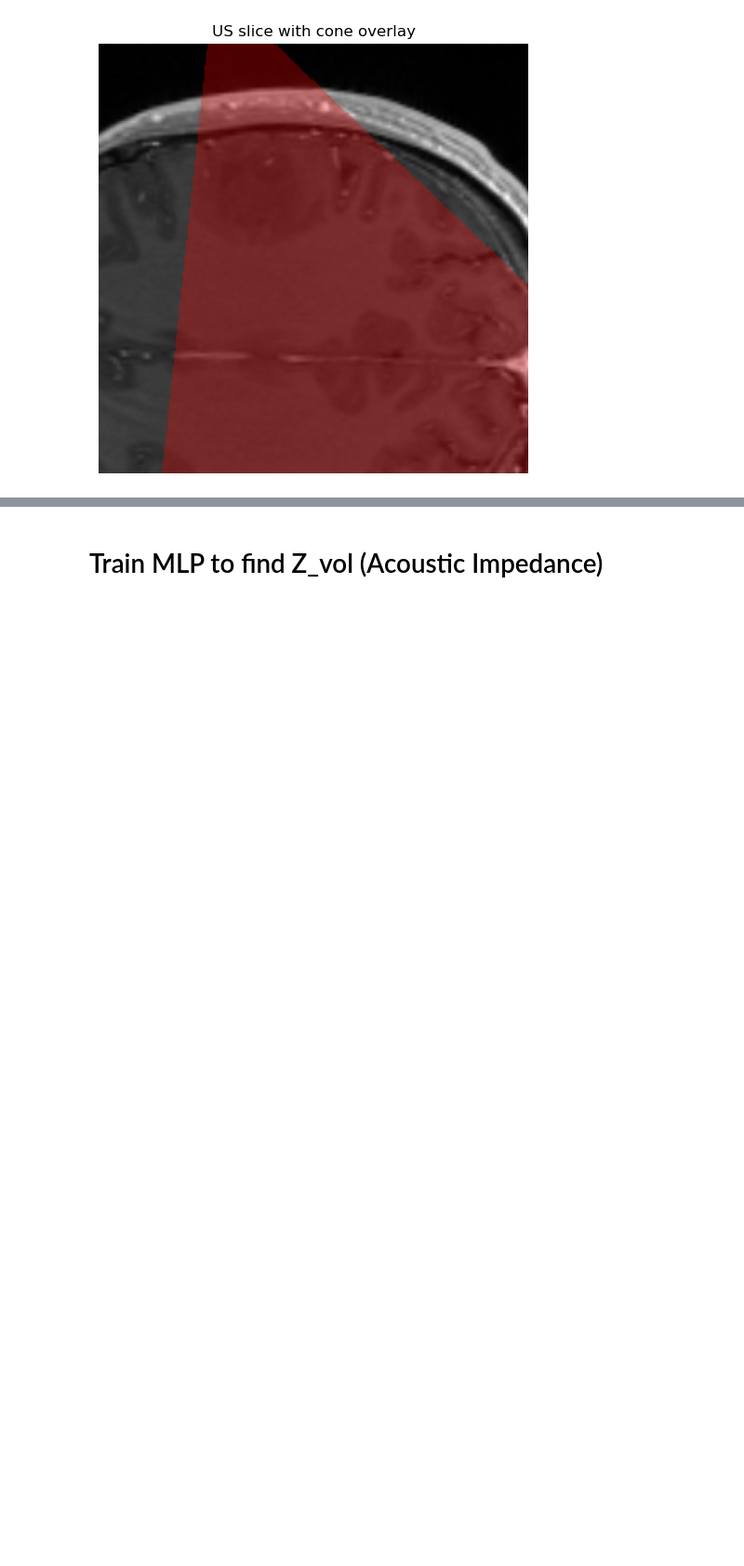
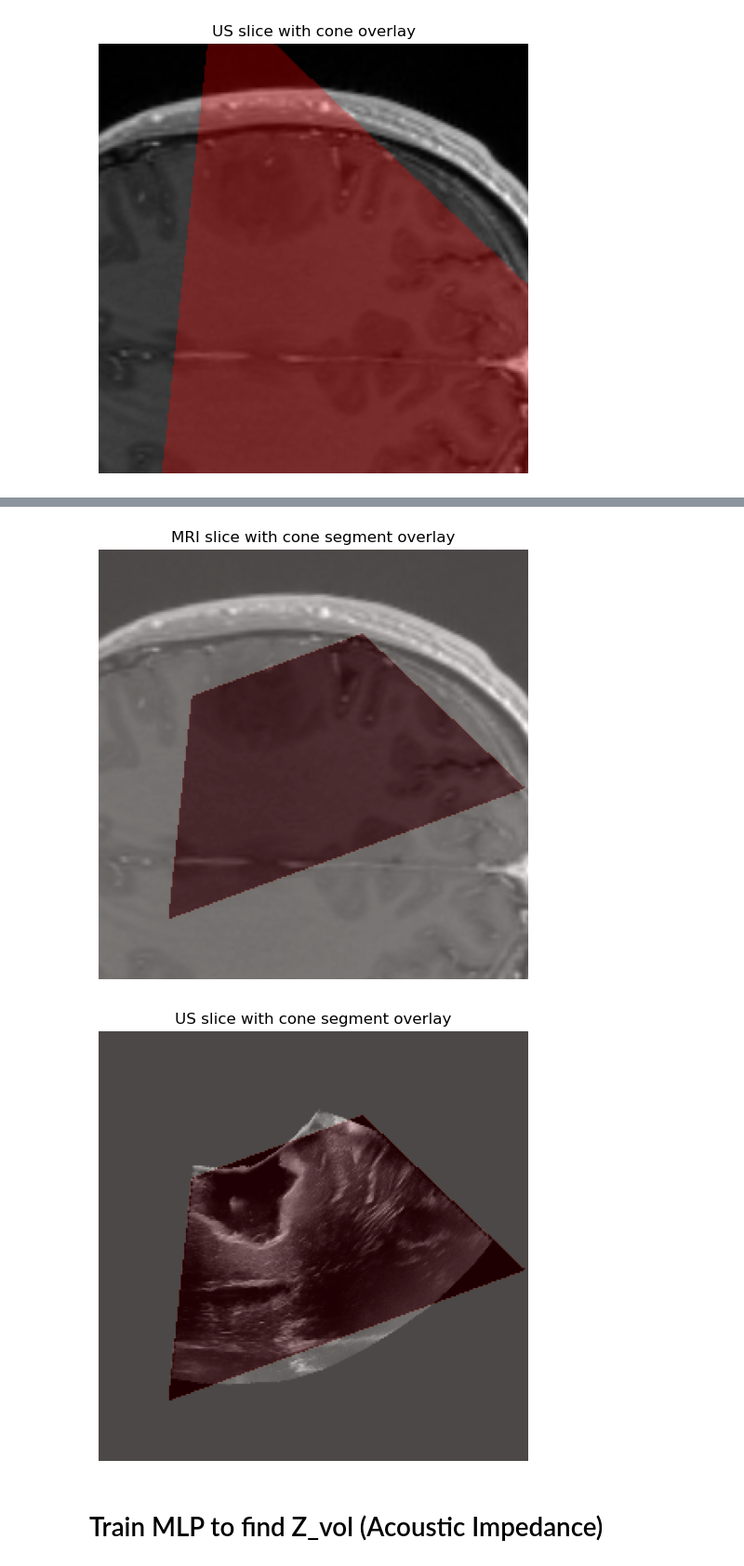
Before and after one commit to gduguey/DiffUS, a Jupyter notebook: notebooks/[DEMO] Train MRI to Impedance MLP.ipynb, the cells around one changed output, grey strips where cells are left out. Shown at 93% size. Drawn from its saved outputs; the diff is of its cells as text; code cells hidden in the pictures; blank space fills up the shorter version.

```diff
--- a/notebooks/[DEMO] Train MRI to Impedance MLP.ipynb
+++ b/notebooks/[DEMO] Train MRI to Impedance MLP.ipynb
@@ -96,3 +108,52 @@ plot_overlay_cone(t1_slice, mask_mri)
+# %%
+import numpy as np
+
+def mask_cone_segment(mask, apex, direction, d1, d2):
+    """
+    Keep only the part of the cone between distances d1 and d2 from the apex along the median direction.
+    mask: 2D boolean array (the cone mask)
+    apex: (x0, y0) coordinates (float)
+    direction: (dx, dy) unit vector (float)
+    d1, d2: distances from apex (float)
+    Returns: new mask (bool)
+    """
+    H, W = mask.shape
+    x0, y0 = apex
+    dx, dy = direction / np.linalg.norm(direction)
+    # Create coordinate grid
+    xx, yy = np.meshgrid(np.arange(W), np.arange(H))
+    # Vector from apex to each point
+    vx = xx - x0
+    vy = yy - y0
+    # Project each point onto the median direction
+    proj = vx * dx + vy * dy
+    # Keep only points between d1 and d2
+    segment_mask = (proj >= d1) & (proj <= d2)
+    return mask & segment_mask
+
+apex = apex_mri_world[:2]
+direction = direction_mri_world[:2]
+d1, d2 = 110, 230
+
+mask_segment_mri = mask_cone_segment(mask_mri, apex, direction, d1, d2)
+mask_segment_us = mask_cone_segment(mask_us, np.array([x0, y0]), direction_vec, d1, d2)
+
+plt.figure(figsize=(6, 6))
+plt.imshow(t1_slice, cmap='gray', origin='lower')
+plt.imshow(mask_segment_mri, cmap='Reds', alpha=0.3, origin='lower')
+plt.title("MRI slice with cone segment overlay")
+plt.axis('off')
+plt.show()
+
+plt.figure(figsize=(6, 6))
+plt.imshow(us_slice, cmap='gray', origin='lower')
+plt.imshow(mask_segment_us, cmap='Reds', alpha=0.3, origin='lower')
+plt.title("US slice with cone segment overlay")
+plt.axis('off')
+plt.show()
+# %% [output]
+[figure, added]
+[figure, added]
 # %% [markdown]
 # Train MLP to find Z_vol (Acoustic Impedance)
 # %%
```
Also changed, not shown: parts of 7 cells of this notebook, 1 other file.
